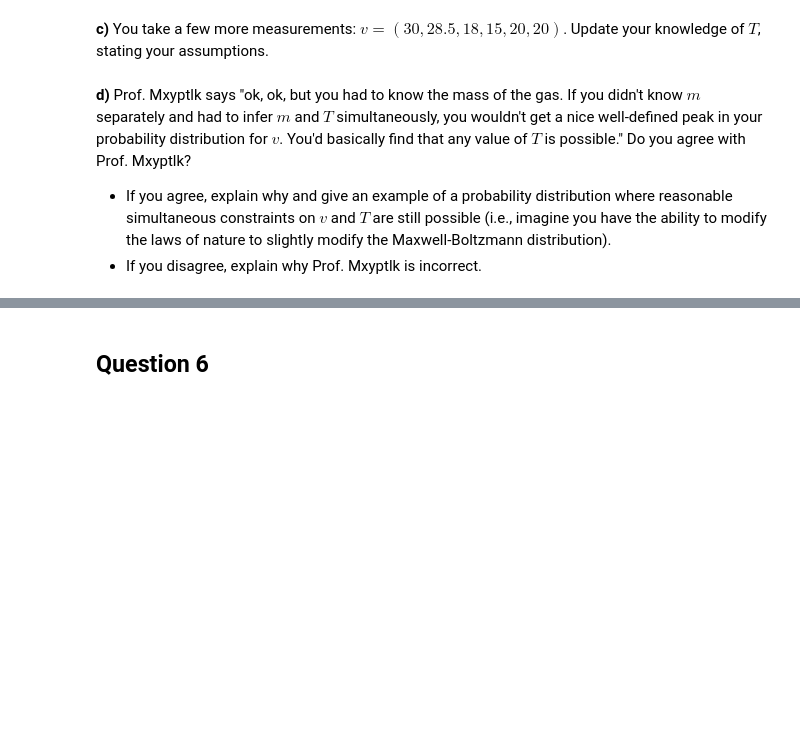
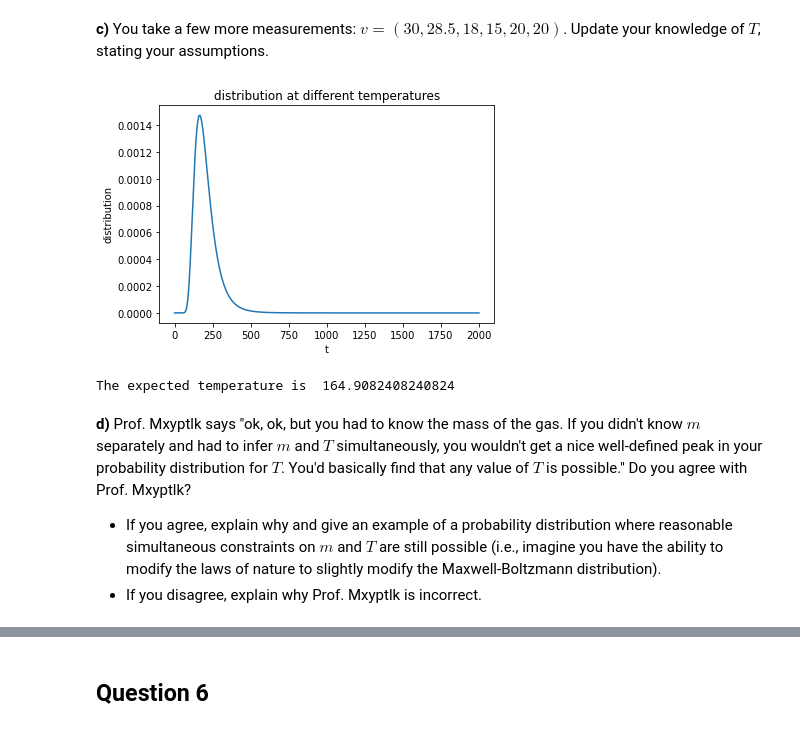
Before and after one commit to JuanDuranMcgill/PHYS321CodingLabs, a Jupyter notebook: Midterm2021/Midterm2021/Midterm2021.ipynb, the cells around one changed output, grey strips where cells are left out. Saved outputs shown, nothing was run; the diff lists cells and outputs as text; code cells hidden in the pictures; blank space fills up the shorter version.

```diff
--- a/Midterm2021/Midterm2021/Midterm2021.ipynb
+++ b/Midterm2021/Midterm2021/Midterm2021.ipynb
@@ -97,5 +294,54 @@ __c)__ You take a few more measurements: $v=(30, 28.5, 18, 15, 20, 20)$. Update
+# %%
+## Your answer here
+# I will take each new input as a prior distribution to the current distribution in order to get a posterior distribution
+
+
+t=np.linspace(0.1,2000,10000)
+d=likelihood(t,20)
+
+
+uniform_pdf = 1/(max(t)-min(t))
+#
+normalization_factor_posterior1 = np.sum((d * uniform_pdf) * 0.01)
+d = (d * uniform_pdf) / normalization_factor_posterior1
+#
+normalization_factor_posterior2=np.sum((likelihood(t,30)*d)*0.01)
+d2 =((likelihood(t,30)*d)*0.01)/normalization_factor_posterior2
+#
+normalization_factor_posterior3=np.sum((likelihood(t,28.5)*d2)*0.01)
+d3 =((likelihood(t,28.5)*d2)*0.01)/normalization_factor_posterior3
+#
+normalization_factor_posterior4=np.sum((likelihood(t,18)*d3)*0.01)
+d4 =((likelihood(t,18)*d3)*0.01)/normalization_factor_posterior4
+#
+normalization_factor_posterior5=np.sum((likelihood(t,15)*d4)*0.01)
+d5 =((likelihood(t,15)*d4)*0.01)/normalization_factor_posterior5
+#
+normalization_factor_posterior6=np.sum((likelihood(t,20)*d5)*0.01)
+d6 =((likelihood(t,20)*d5)*0.01)/normalization_factor_posterior6
+#
+normalization_factor_posterior7=np.sum((likelihood(t,20)*d6)*0.01)
+d7 =((likelihood(t,20)*d6)*0.01)/normalization_factor_posterior6
+
+
+plt.plot(t,d7)
+
+plt.xlabel("t")
+plt.ylabel("distribution")
+plt.title("distribution at different temperatures")
+plt.show()
+
+i=0
+for e in d7:
+    if e==max(d7):
+        print("The expected temperature is ", t[i])
+        break
+    i+=1
+# %% [output]
+[figure, added]
+The expected temperature is  164.9082408240824
 # %% [markdown]
-__d)__ Prof. Mxyptlk says "ok, ok, but you had to know the mass of the gas. If you didn't know $m$ separately and had to infer $m$ and $T$ simultaneously, you wouldn't get a nice well-defined peak in your probability distribution for $v$. You'd basically find that any value of $T$ is possible." Do you agree with Prof. Mxyptlk?
+__d)__ Prof. Mxyptlk says "ok, ok, but you had to know the mass of the gas. If you didn't know $m$ separately and had to infer $m$ and $T$ simultaneously, you wouldn't get a nice well-defined peak in your probability distribution for $T$. You'd basically find that any value of $T$ is possible." Do you agree with Prof. Mxyptlk?
 
-* If you agree, explain why and give an example of a probability distribution where reasonable simultaneous constraints on $v$ and $T$ are still possible (i.e., imagine you have the ability to modify the laws of nature to slightly modify the Maxwell-Boltzmann distribution).
+* If you agree, explain why and give an example of a probability distribution where reasonable simultaneous constraints on $m$ and $T$ are still possible (i.e., imagine you have the ability to modify the laws of nature to slightly modify the Maxwell-Boltzmann distribution).
 * If you disagree, explain why Prof. Mxyptlk is incorrect.
```
Also changed, not shown: parts of 36 cells of this notebook, 1 other file.
